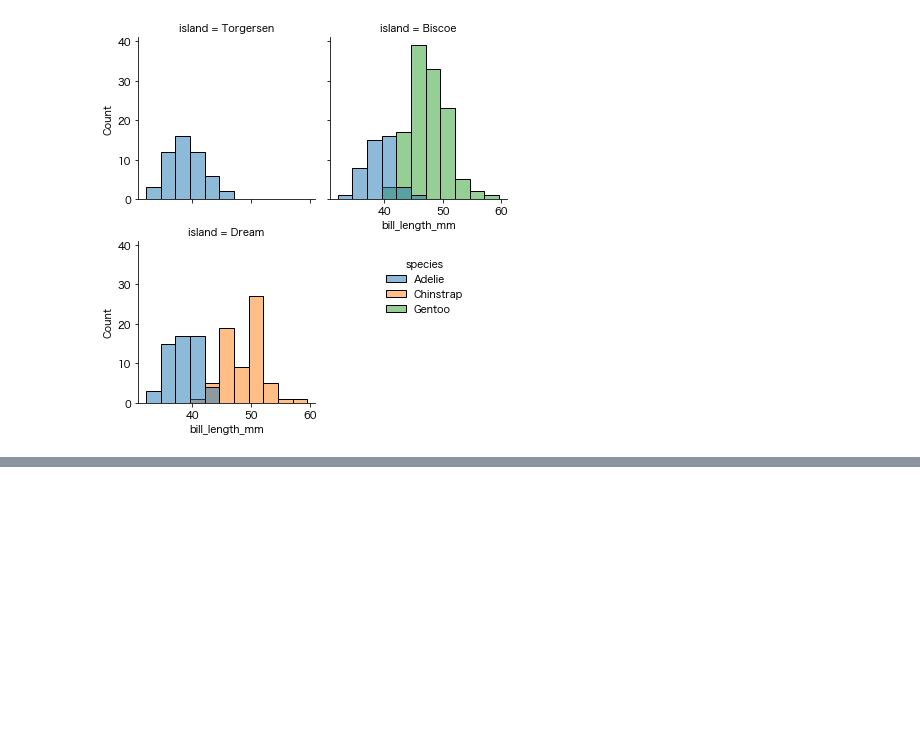
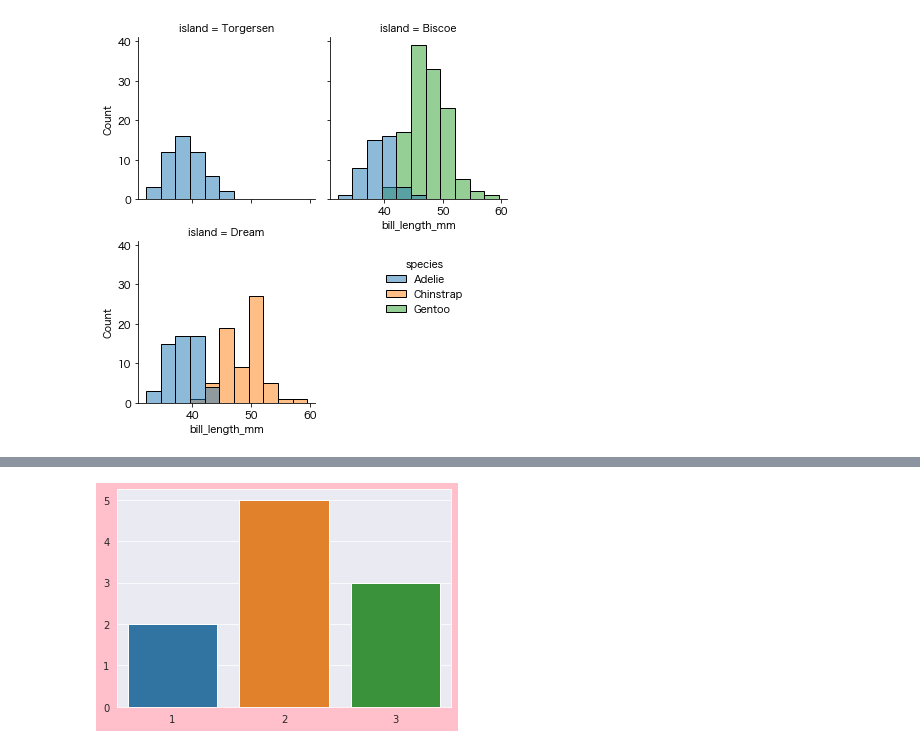
Before and after one commit to Linus-MK/fragments_for_blog, a Jupyter notebook: seaborn/move_legend.ipynb, the cells around one changed output, grey strips where cells are left out. Saved outputs shown, nothing was run; the diff lists cells and outputs as text; code cells hidden in the pictures; blank space fills up the shorter version.

Commit message:
seaborn の move_legend 何も分からん その3

```diff
--- a/seaborn/move_legend.ipynb
+++ b/seaborn/move_legend.ipynb
@@ -145,0 +203,5 @@ plt.savefig("aa.png")
+# %%
+with sns.axes_style("darkgrid", rc = {'figure.facecolor': 'pink'}):
+    sns.barplot(x=[1, 2, 3], y=[2, 5, 3])
+# %% [output]
+[figure, added]
```
Also changed, not shown: parts of 7 cells of this notebook.
